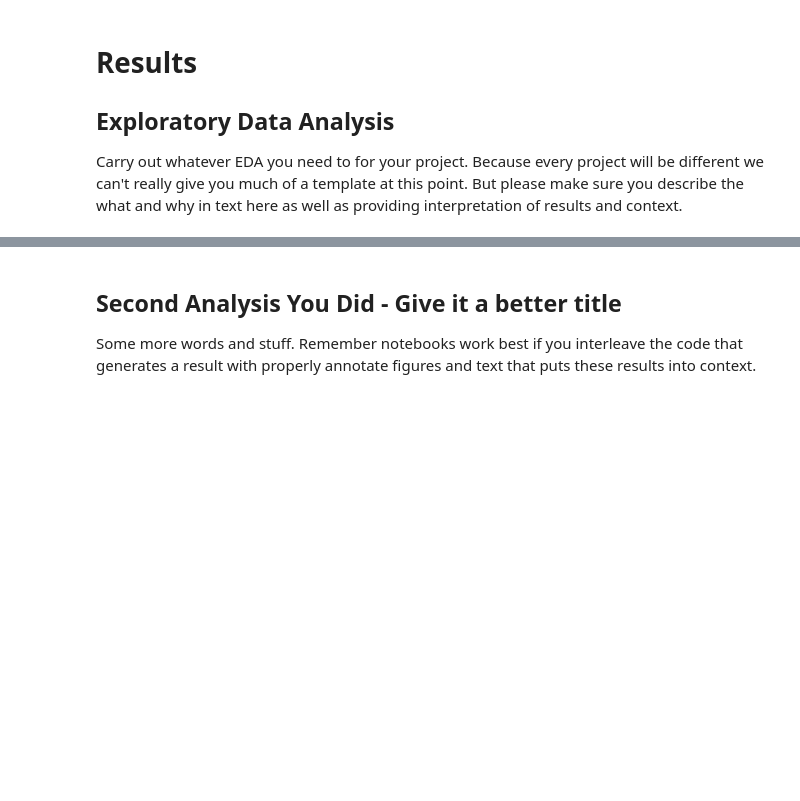
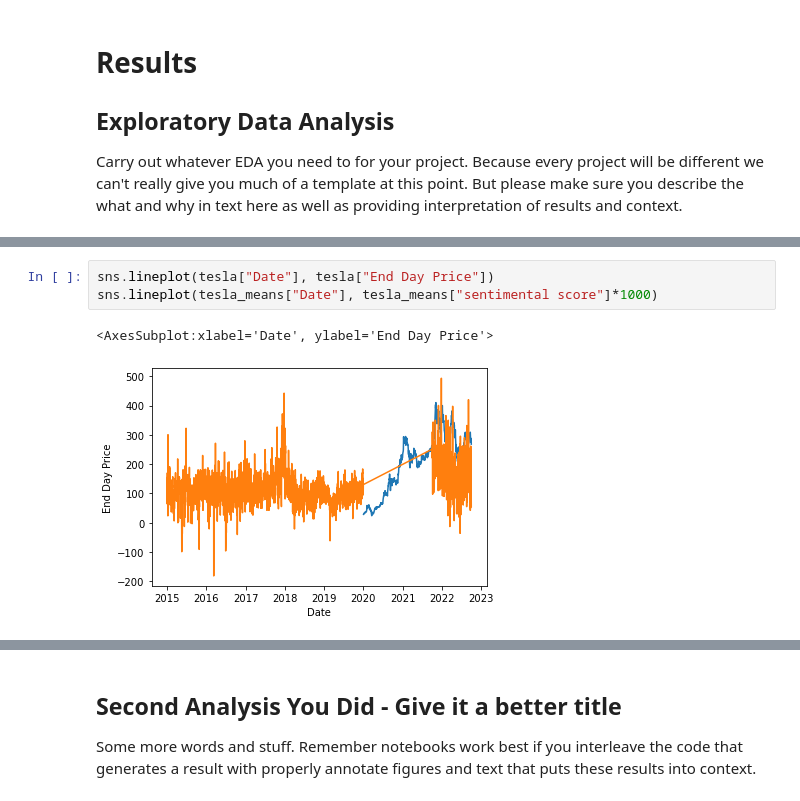
Before and after one commit to theTY2002/COGS-108-Final-Project, a Jupyter notebook: FinalProject_Group116_FA23.ipynb, the cells around one changed output, grey strips where cells are left out. Drawn from its saved outputs; the diff is of its cells as text; blank space fills up the shorter version.

```diff
--- a/FinalProject_Group116_FA23.ipynb
+++ b/FinalProject_Group116_FA23.ipynb
@@ -247,0 +375,6 @@ Some more words and stuff.  Remember notebooks work best if you interleave the c
+# %%
+sns.lineplot(tesla["Date"], tesla["End Day Price"])
+sns.lineplot(tesla_means["Date"], tesla_means["sentimental score"]*1000)
+# %% [output]
+<AxesSubplot:xlabel='Date', ylabel='End Day Price'>
+[figure, added]
```
Also changed, not shown: parts of 17 cells of this notebook.
